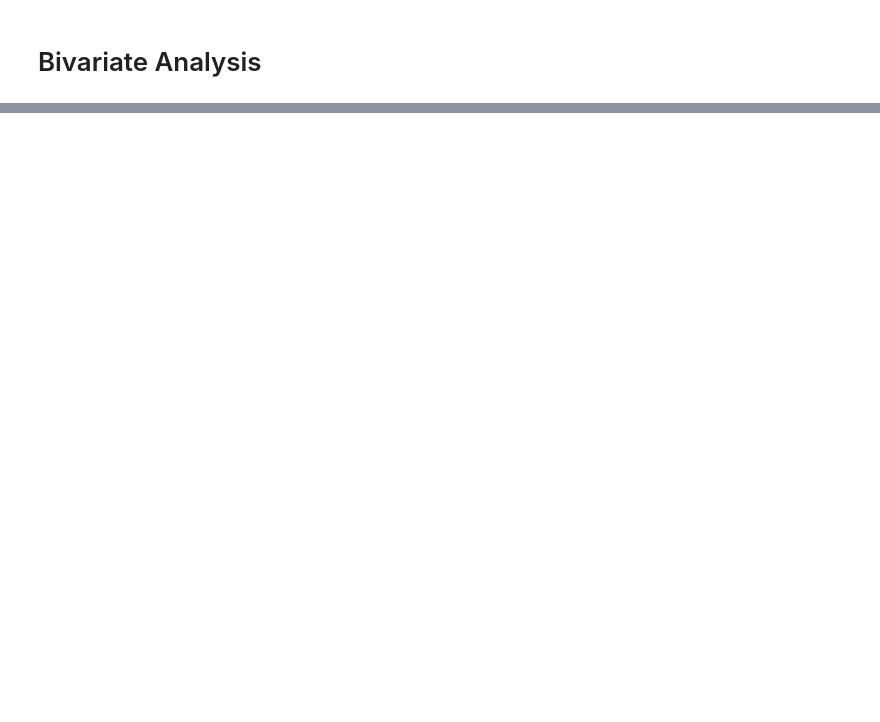
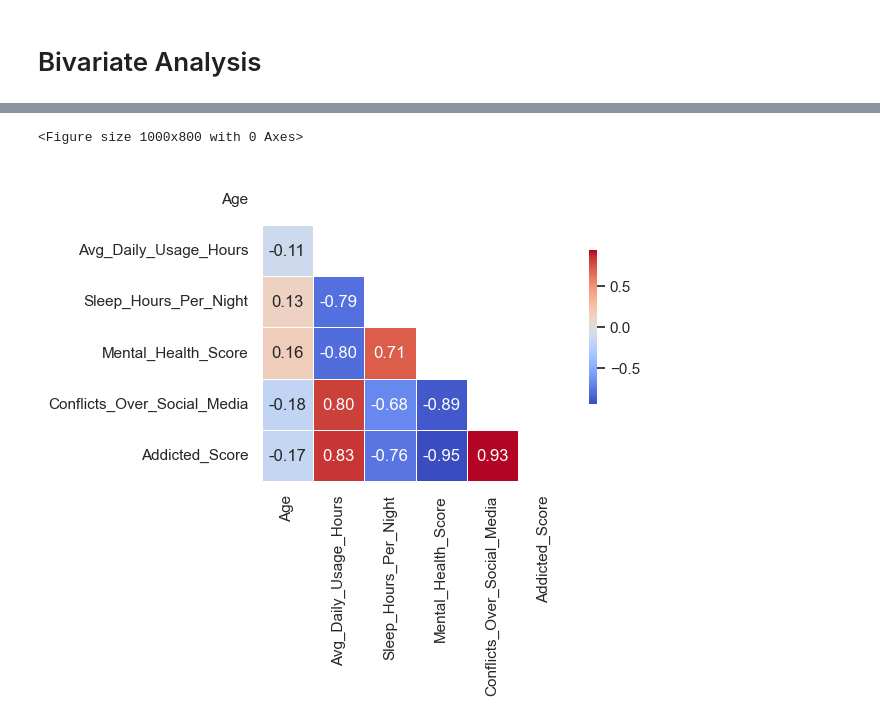
Before and after one commit to Andradev101/pause-student-social-media-addiction-eda, a Jupyter notebook: notebooks/eda.ipynb, the cells around one changed output, grey strips where cells are left out. Cells and saved outputs as stored; diff of their text form; code cells hidden in the pictures; blank space fills up the shorter version.

```diff
--- a/notebooks/eda.ipynb
+++ b/notebooks/eda.ipynb
@@ -143,0 +249,18 @@ Which is: 21.8% of the 110 countries present.
+# %%
+df_numeric = df.select_dtypes(['number'])
+df_noIds = df_numeric.drop(columns=['Student_ID'])
+corr_matrix = df_noIds.corr()
+
+plt.figure(figsize=(10, 8))
+
+mask = np.triu(np.ones_like(corr_matrix, dtype=bool))
+
+plt.figure(figsize=(5, 4))
+
+sns.heatmap(corr_matrix, mask=mask, annot=True, cmap='coolwarm', fmt=".2f", square=True,
+            linewidths=.5, cbar_kws={"shrink": .5})
+
+plt.show()
+# %% [output]
+<Figure size 1000x800 with 0 Axes>
+[figure, added]
```
Also changed, not shown: parts of 18 cells of this notebook, 1 other file.
